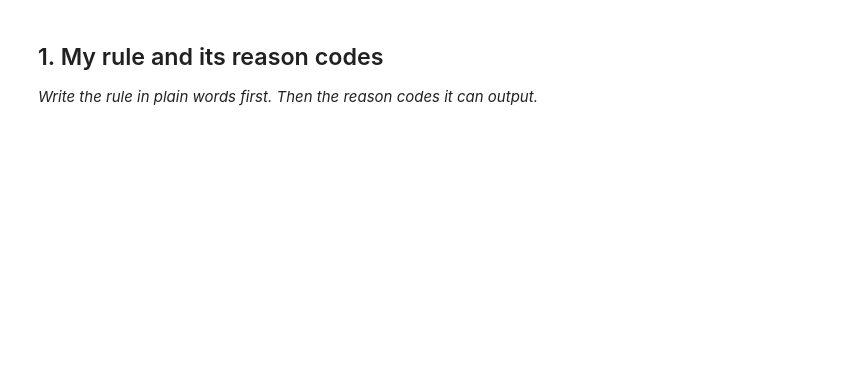
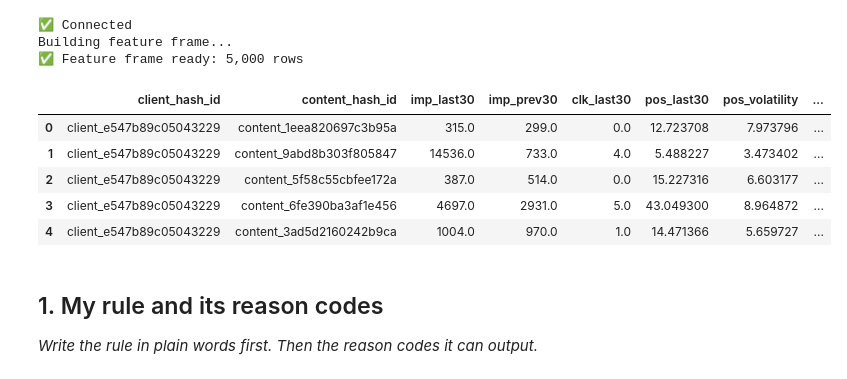
Before and after one commit to SIDRAATTIQUE/flyrank-machine-learning, a Jupyter notebook: work/notebooks/w04_baseline_score.ipynb, the cells around one changed output. Drawn from its saved outputs; the diff is of its cells as text; code cells hidden in the pictures; blank space fills up the shorter version.

```diff
--- a/work/notebooks/w04_baseline_score.ipynb
+++ b/work/notebooks/w04_baseline_score.ipynb
@@ -6,6 +6,73 @@
 This skeleton is yours to fill. Work the sections **in order** — each one has a one-line hint. Simple words, honest numbers.
 
 > Working with an AI assistant? Tell it to read `skills/README.md` first and load the one skill this assignment names on its card.
+# %%
+%pip -q install duckdb huggingface_hub
+
+from google.colab import userdata
+import duckdb
+import pandas as pd
+import numpy as np
+import os
+
+HF_TOKEN = userdata.get('HF_Token')
+con = duckdb.connect()
+con.execute(f"CREATE OR REPLACE SECRET hf (TYPE huggingface, TOKEN '{HF_TOKEN}')")
+
+REL = 'hf://datasets/FlyRank/internship-warehouse'
+TABLES = {
+    'dim_clients':       f"read_parquet('{REL}/dim_clients.parquet')",
+    'dim_content':       f"read_parquet('{REL}/dim_content.parquet')",
+    'fact_daily':        f"read_parquet('{REL}/fact_content_daily_performance/**/*.parquet')",
+    'fact_daily_sample': f"read_parquet('{REL}/fact_content_daily_performance_sample.parquet')",
+    'fact_query_90d':    f"read_parquet('{REL}/fact_content_query_90d.parquet')",
+}
+print("✅ Connected")
+
+# Rebuild feature frame from ML-04
+print("Building feature frame...")
+feature_frame = con.sql(f"""
+    WITH bounds AS (
+        SELECT DATE '2026-03-31' AS end_d,
+               DATE '2026-03-01' AS start_d
+    ),
+    features AS (
+        SELECT
+            f.client_hash_id,
+            f.content_hash_id,
+            SUM(CASE WHEN f.report_date >= b.start_d
+                THEN f.gsc_impressions ELSE 0 END) AS imp_last30,
+            SUM(CASE WHEN f.report_date >= DATE '2026-02-01'
+                AND f.report_date < b.start_d
+                THEN f.gsc_impressions ELSE 0 END) AS imp_prev30,
+            SUM(CASE WHEN f.report_date >= b.start_d
+                THEN f.gsc_clicks ELSE 0 END) AS clk_last30,
+            AVG(CASE WHEN f.report_date >= b.start_d
+                THEN f.gsc_avg_position END) AS pos_last30,
+            STDDEV(f.gsc_avg_position) AS pos_volatility
+        FROM {TABLES['fact_daily']} f, bounds b
+        WHERE f.report_date >= DATE '2026-02-01'
+          AND f.report_date <= b.end_d
+        GROUP BY 1, 2
+        HAVING imp_prev30 >= 10
+    )
+    SELECT * FROM features
+    LIMIT 5000
+""").df()
+
+feature_frame['ctr_last30'] = feature_frame['clk_last30'] / feature_frame['imp_last30'].replace(0, np.nan)
+print(f"✅ Feature frame ready: {len(feature_frame):,} rows")
+display(feature_frame.head())
+# %% [output]
+✅ Connected
+Building feature frame...
+✅ Feature frame ready: 5,000 rows
+|  | client_hash_id | content_hash_id | imp_last30 | imp_prev30 | clk_last30 | pos_last30 | pos_volatility | ... |
+| 0 | client_e547b89c05043229 | content_1eea820697c3b95a | 315.0 | 299.0 | 0.0 | 12.723708 | 7.973796 | ... |
+| 1 | client_e547b89c05043229 | content_9abd8b303f805847 | 14536.0 | 733.0 | 4.0 | 5.488227 | 3.473402 | ... |
+| 2 | client_e547b89c05043229 | content_5f58c55cbfee172a | 387.0 | 514.0 | 0.0 | 15.227316 | 6.603177 | ... |
+| 3 | client_e547b89c05043229 | content_6fe390ba3af1e456 | 4697.0 | 2931.0 | 5.0 | 43.049300 | 8.964872 | ... |
+| 4 | client_e547b89c05043229 | content_3ad5d2160242b9ca | 1004.0 | 970.0 | 1.0 | 14.471366 | 5.659727 | ... |
 # %% [markdown]
 ## 1. My rule and its reason codes
 
```
Also changed, not shown: parts of 7 cells of this notebook.
